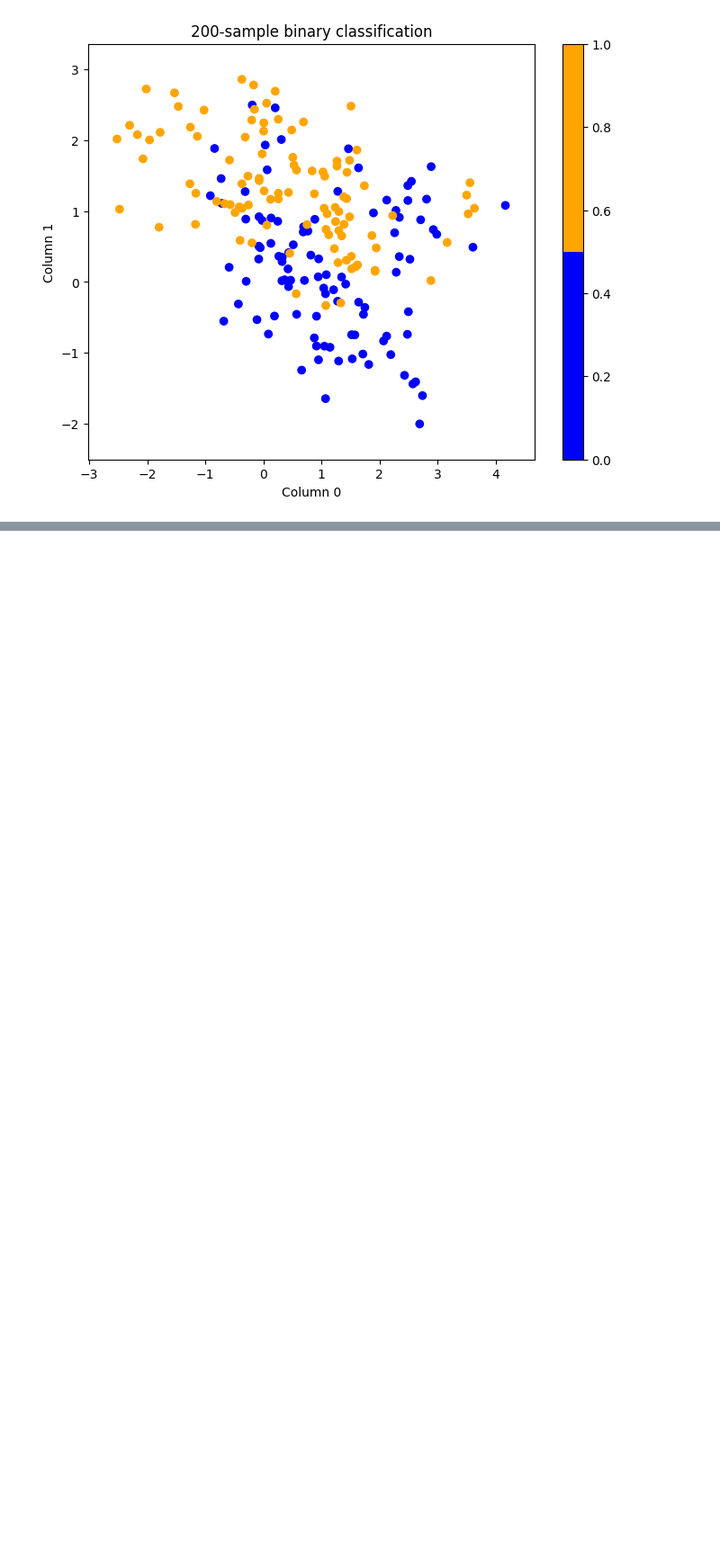
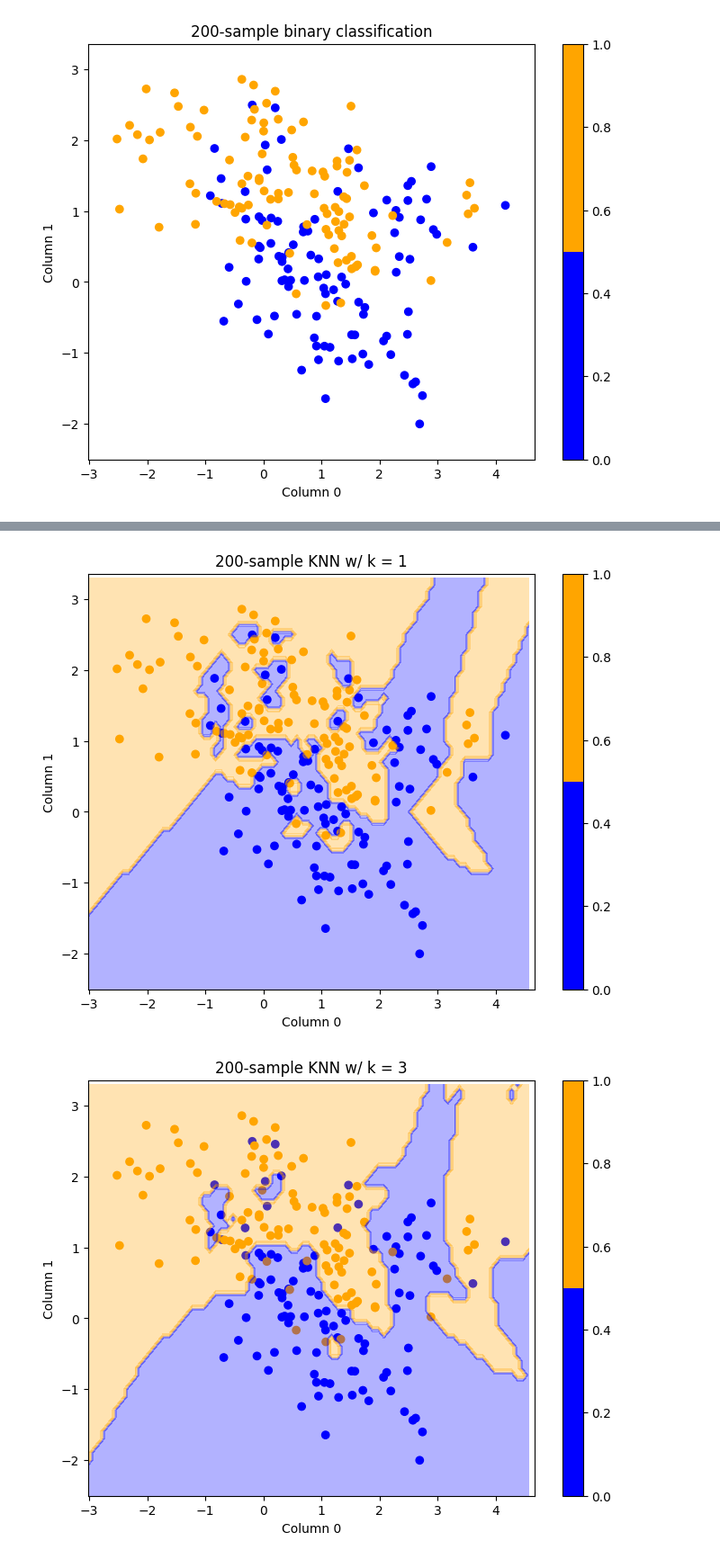
Before and after one commit to zzwhoops-home/CSCI-335, a Jupyter notebook: assignments/ca04-knn.ipynb, the cells around one changed output, grey strips where cells are left out. Shown: that part at 90% size. Saved outputs shown, nothing was run; the diff lists cells and outputs as text; code cells hidden in the pictures; blank space fills up the shorter version.

```diff
--- a/assignments/ca04-knn.ipynb
+++ b/assignments/ca04-knn.ipynb
@@ -82,0 +189,67 @@ k_vals = [1, 3, 5, 15, 200]
+# %%
+def predict_bulk(points, k):
+    decisions = []
+
+    for point in points:
+        # calculate euclidean distance
+        difference = data[:, :2] - point
+
+        # get distances
+        squared_diff = difference ** 2
+        squared_diff_sum = np.sum(squared_diff, axis=1)
+        distances = np.sqrt(squared_diff_sum)
+
+        # sort distances
+        k_indices = np.argsort(distances)[:k]
+        k_neighbors = labels[k_indices]
+
+        # get most frequent label
+        unique, counts = np.unique(k_neighbors, return_counts=True)
+        decisions.append(unique[np.argmax(counts)])
+
+    return np.array(decisions)
+
+# create mesh grid
+MARGIN = 0.5
+STEP = 0.1
+x_min, x_max = data[:, 0].min() - MARGIN, data[:, 0].max() + MARGIN
+y_min, y_max = data[:, 1].min() - MARGIN, data[:, 1].max() + MARGIN
+xx, yy = np.meshgrid(
+    np.arange(x_min, x_max, STEP),
+    np.arange(y_min, y_max, STEP),
+)
+
+# flatten for bulk prediction
+flattened_points = np.vstack((xx.ravel(), yy.ravel())).T
+
+k_vals = [1, 3, 5, 7, 200]
+# run for all k values
+for k in k_vals:
+    # create plots
+    fig, ax = plt.subplots(figsize=(8, 6))
+
+    # create scatter plots in different colors
+    scatter = ax.scatter(
+        x=df[0],
+        y=df[1],
+        c=df[2],
+        cmap=cmap
+    )
+
+    cbar = fig.colorbar(scatter, ax=ax)
+
+    ax.set_xlabel("Column 0")
+    ax.set_ylabel("Column 1")
+    ax.set_title(f"{len(df)}-sample KNN w/ k = {k}")
+
+    ax.set_xlim(df[0].min() - MARGIN , df[0].max() + MARGIN)
+    ax.set_ylim(df[1].min() - MARGIN , df[1].max() + MARGIN)
+
+    # perform prediction + reshape back
+    bulk_prediction = predict_bulk(flattened_points, k=k).reshape(xx.shape)
+
+    # plot decision boundary
+    ax.contourf(xx, yy, bulk_prediction, alpha=0.3, cmap=cmap)
+# %% [output]
+[figure, added]
+[figure, added]
```
Also changed, not shown: parts of 6 cells of this notebook.
